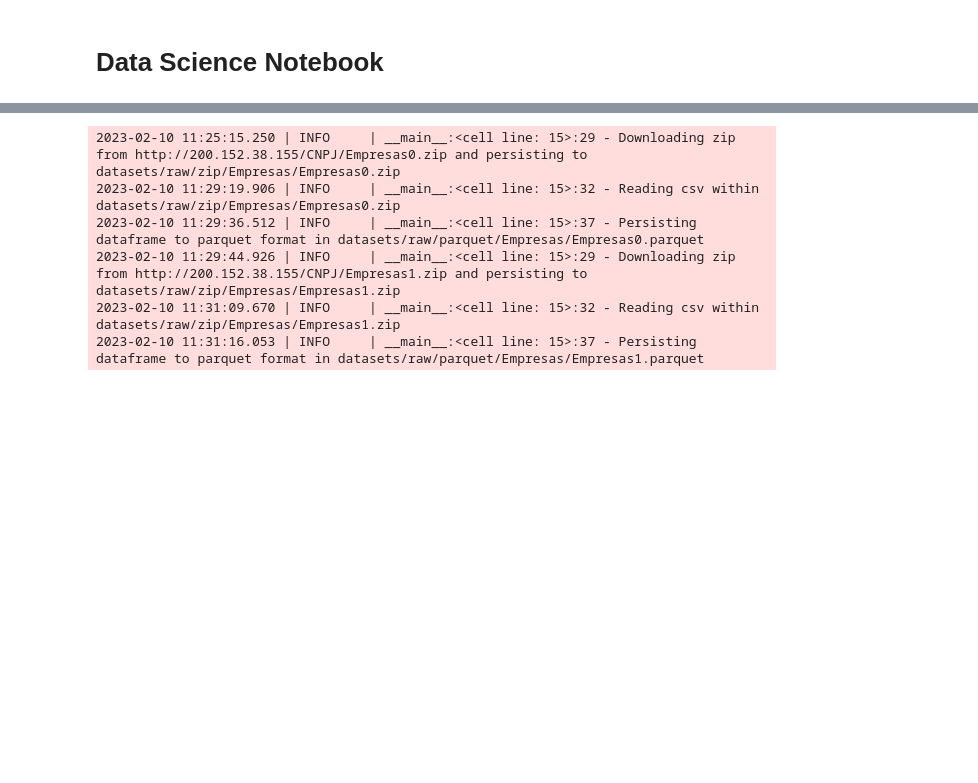
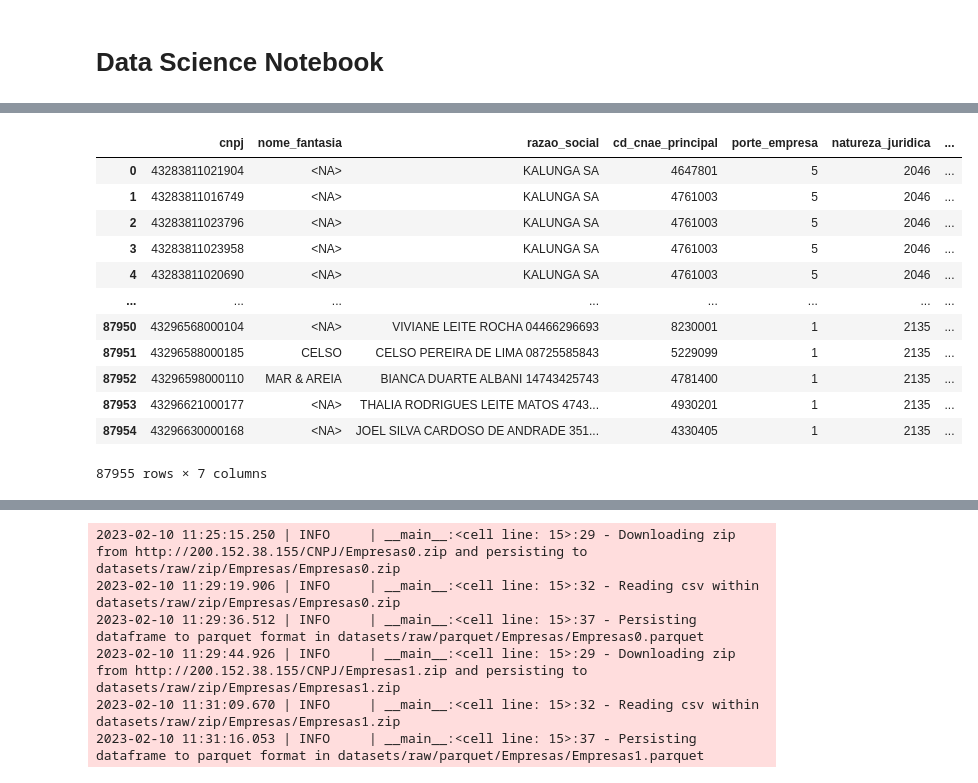
Before and after one commit to emdemor/dados-gov-br-cnpj-python, a Jupyter notebook: cnpj.ipynb, the cells around one changed output, grey strips where cells are left out. Drawn from its saved outputs; the diff is of its cells as text; code cells hidden in the pictures; blank space fills up the shorter version.

```diff
--- a/cnpj.ipynb
+++ b/cnpj.ipynb
@@ -35,0 +207,16 @@ warnings.filterwarnings("ignore")
+# %%
+df
+# %% [output]
+|  | cnpj | nome_fantasia | razao_social | cd_cnae_principal | porte_empresa | natureza_juridica | ... |
+| 0 | 43283811021904 | <NA> | KALUNGA SA | 4647801 | 5 | 2046 | ... |
+| 1 | 43283811016749 | <NA> | KALUNGA SA | 4761003 | 5 | 2046 | ... |
+| 2 | 43283811023796 | <NA> | KALUNGA SA | 4761003 | 5 | 2046 | ... |
+| 3 | 43283811023958 | <NA> | KALUNGA SA | 4761003 | 5 | 2046 | ... |
+| 4 | 43283811020690 | <NA> | KALUNGA SA | 4761003 | 5 | 2046 | ... |
+| ... | ... | ... | ... | ... | ... | ... | ... |
+| 87950 | 43296568000104 | <NA> | VIVIANE LEITE ROCHA 04466296693 | 8230001 | 1 | 2135 | ... |
+| 87951 | 43296588000185 | CELSO | CELSO PEREIRA DE LIMA 08725585843 | 5229099 | 1 | 2135 | ... |
+| 87952 | 43296598000110 | MAR & AREIA | BIANCA DUARTE ALBANI 14743425743 | 4781400 | 1 | 2135 | ... |
+| 87953 | 43296621000177 | <NA> | THALIA RODRIGUES LEITE MATOS 4743... | 4930201 | 1 | 2135 | ... |
+| 87954 | 43296630000168 | <NA> | JOEL SILVA CARDOSO DE ANDRADE 351... | 4330405 | 1 | 2135 | ... |
+87955 rows × 7 columns
```
Also changed, not shown: parts of 18 cells of this notebook, 6 other files.
